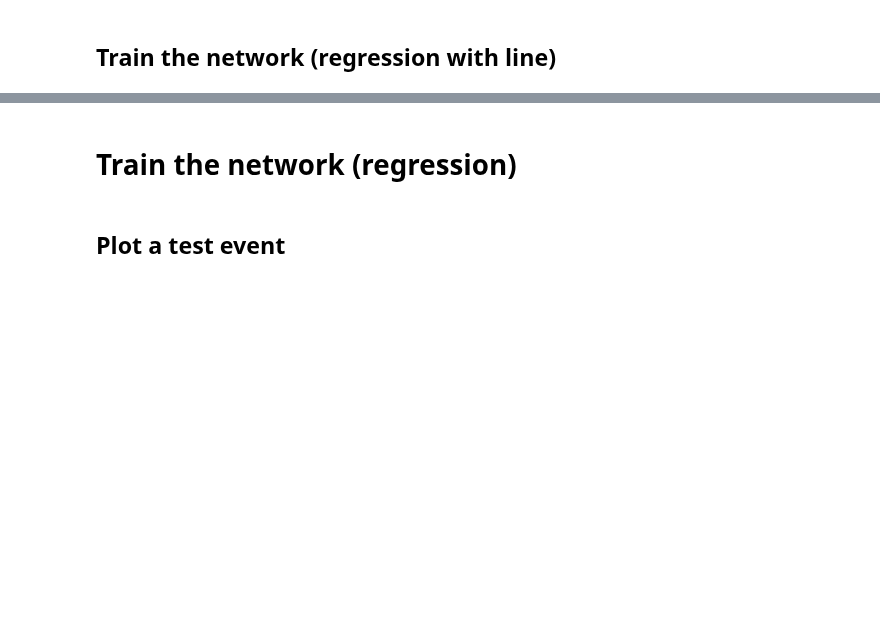
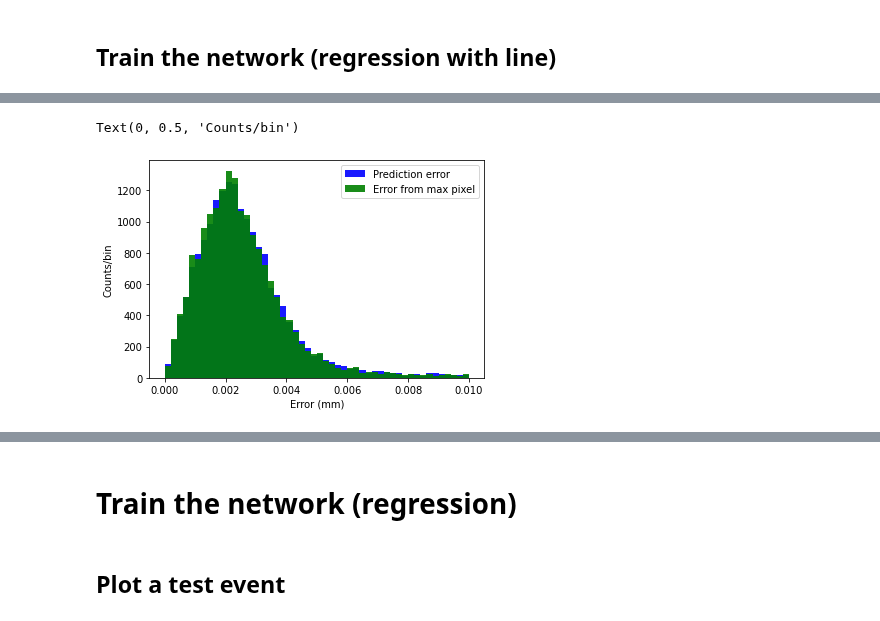
Before and after one commit to jerenner/emsim, a Jupyter notebook: notebooks/emsim_regression.ipynb, the cells around one changed output, grey strips where cells are left out. Saved outputs shown, nothing was run; the diff lists cells and outputs as text; code cells hidden in the pictures; blank space fills up the shorter version.

```diff
--- a/notebooks/emsim_regression.ipynb
+++ b/notebooks/emsim_regression.ipynb
@@ -136,0 +268,14 @@ indices[0]
+# %%
+fig = plt.figure()
+fig.set_figheight(4.0)
+fig.set_figwidth(6.0)
+
+rng_max = 0.01
+plt.hist(err_list,bins=50,color='blue',alpha=0.9,label="Prediction error",range=[0,rng_max])
+plt.hist(dist_list,bins=50,color='green',alpha=0.9,label="Error from max pixel",range=[0,rng_max])
+plt.legend()
+plt.xlabel("Error (mm)")
+plt.ylabel("Counts/bin")
+# %% [output]
+Text(0, 0.5, 'Counts/bin')
+[figure, added]
```
Also changed, not shown: parts of 8 cells of this notebook, 2 other files.
